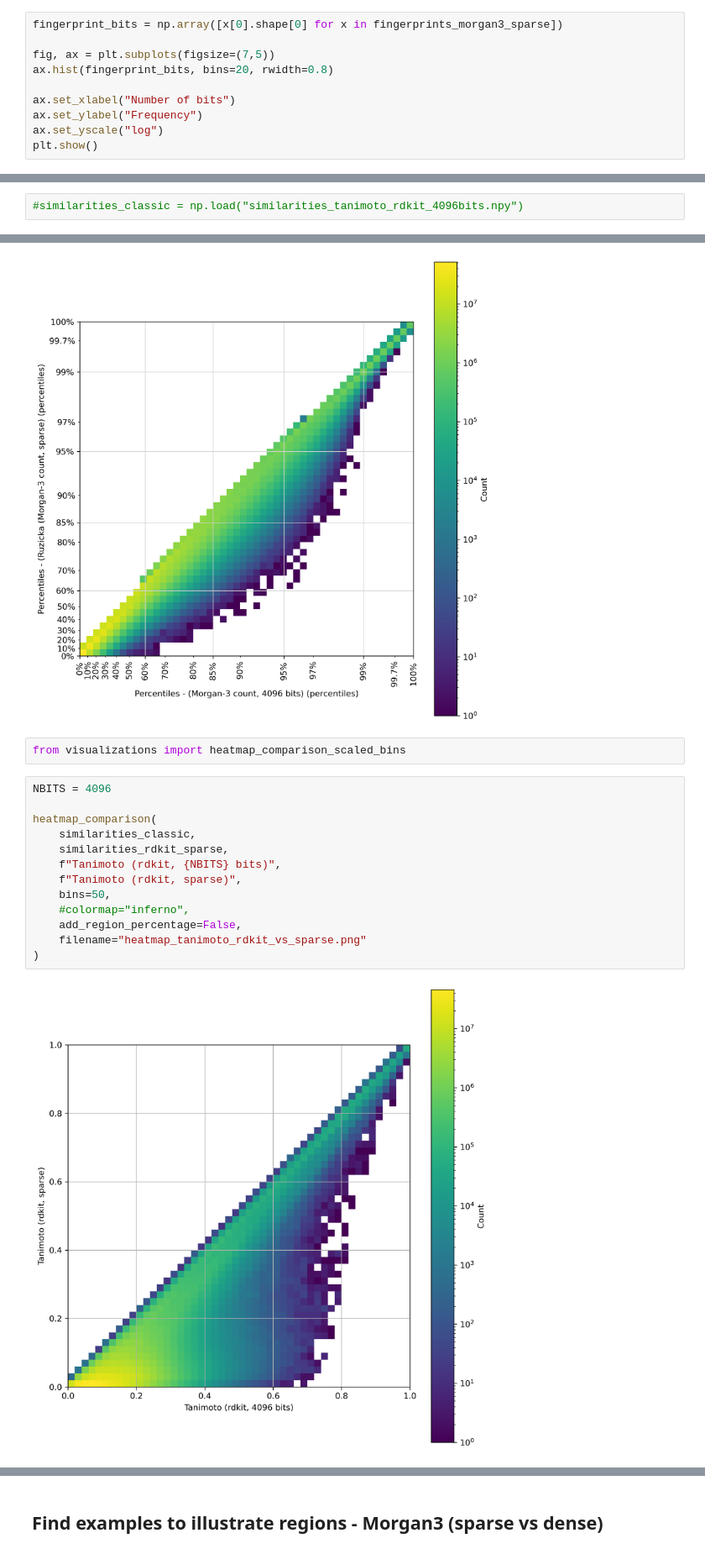
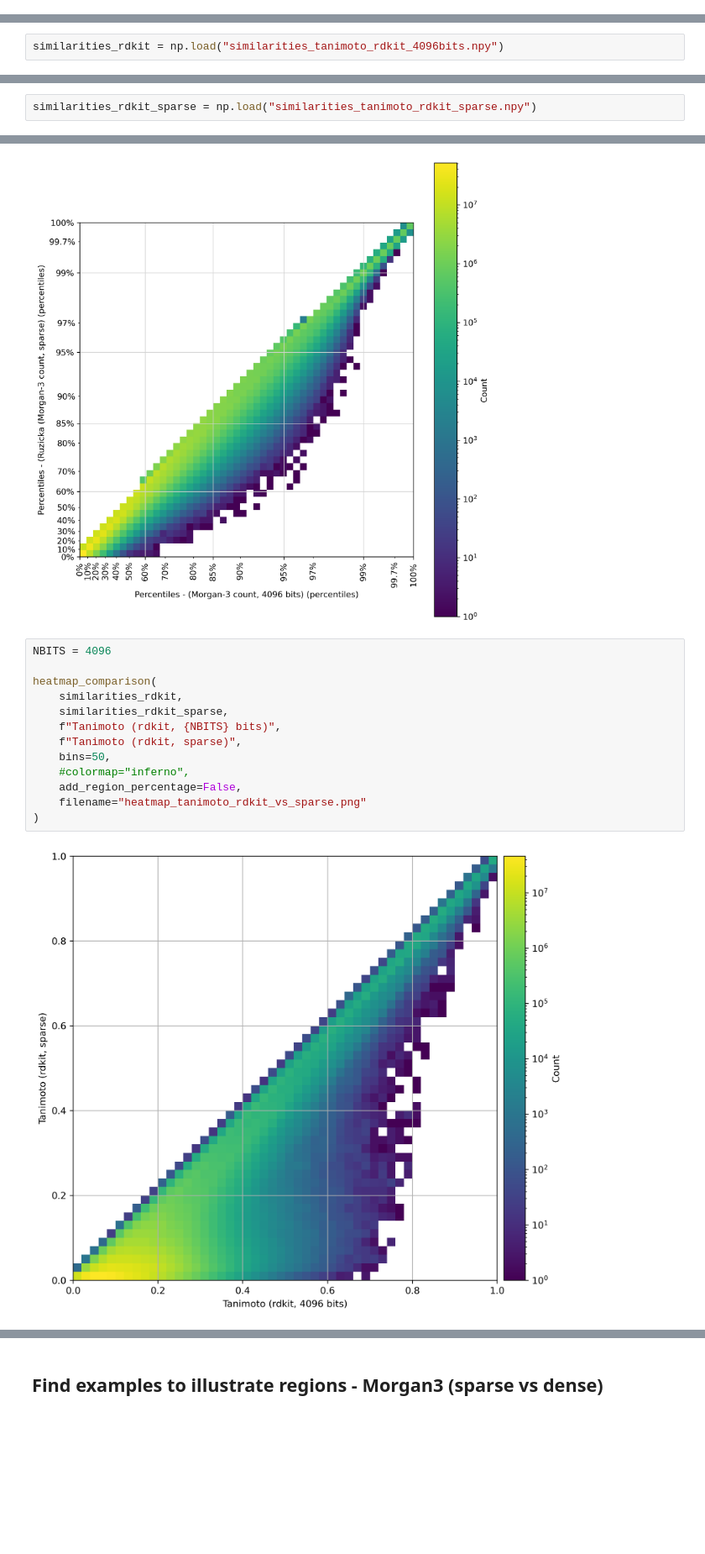
Before and after one commit to florian-huber/molecular_fingerprint_comparisons, a Jupyter notebook: notebooks/fingerprint_analysis_04_go_sparse.ipynb, the cells around one changed output, grey strips where cells are left out. Shown at 84% size. Cells and saved outputs as stored; diff of their text form; blank space fills up the shorter version.

```diff
--- a/notebooks/fingerprint_analysis_04_go_sparse.ipynb
+++ b/notebooks/fingerprint_analysis_04_go_sparse.ipynb
@@ -98,13 +98,3 @@ fingerprints_morgan3_sparse[0]
         6, 1, 1, 1, 1, 1, 1, 1, 1, 1, 1, 1, 3, 1, 1, 1, 2, 1, 1, 3, 1, 1,
         1, 1, 1, 1, 1, 1, 1, 1, 1, 1, 1, 1, 1, 1, 1, 1, 1, 8, 7, 1, 1, 1,
         2, 1, 1, 1, 1, 1, 1, 1, 1, 2, 1, 1, 1, 2], dtype=int32))
-# %%
-fingerprint_bits = np.array([x[0].shape[0] for x in fingerprints_morgan3_sparse])
-
-fig, ax = plt.subplots(figsize=(7,5))
-ax.hist(fingerprint_bits, bins=20, rwidth=0.8)
-
-ax.set_xlabel("Number of bits")
-ax.set_ylabel("Frequency")
-ax.set_yscale("log")
-plt.show()
@@ -123,5 +111,5 @@ Wall time: 30.5 s
 # %%
-#similarities_classic = np.load("similarities_tanimoto_rdkit_4096bits.npy")
+similarities_rdkit = np.load("similarities_tanimoto_rdkit_4096bits.npy")
 # %%
 similarities_morgan3_count = np.load("similarities_ruzicka_morgan3_4096bits.npy")
 # %% [markdown]
@@ -193,3 +175,5 @@ Wall time: 6min 2s
+# %%
+similarities_rdkit_sparse = np.load("similarities_tanimoto_rdkit_sparse.npy")
 # %% [markdown]
 ## Adjust different score scales!
 
@@ -438,23 +347,21 @@ heatmap_comparison_scaled_bins(
 )
 # %% [output]
 [figure]
-# %%
-from visualizations import heatmap_comparison_scaled_bins
 # %%
 NBITS = 4096
 
 heatmap_comparison(
-    similarities_classic,
+    similarities_rdkit,
     similarities_rdkit_sparse,
     f"Tanimoto (rdkit, {NBITS} bits)",
     f"Tanimoto (rdkit, sparse)",
     bins=50,
     #colormap="inferno",
     add_region_percentage=False,
     filename="heatmap_tanimoto_rdkit_vs_sparse.png"
 )
 # %% [output]
-[figure, old version]
+[figure, new version]
 # %%
 NBITS = 4000
 
```
Also changed, not shown: parts of 59 cells of this notebook.
